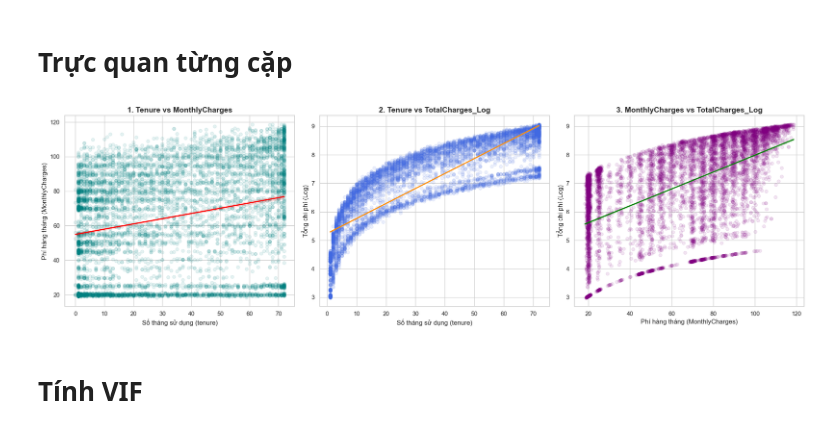
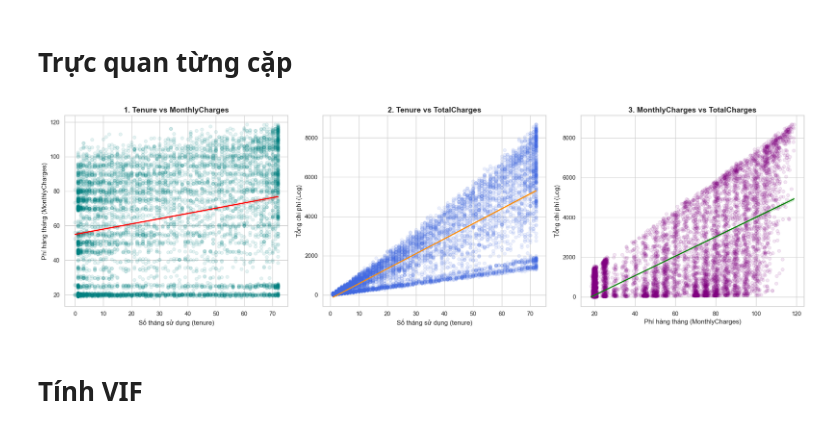
Before and after one commit to lamphat344961-alt/DA_mon_mhtk, a Jupyter notebook: project_1/shoot1.ipynb, the cells around one changed output. Saved outputs shown, nothing was run; the diff lists cells and outputs as text; code cells hidden in the pictures.

```diff
--- a/project_1/shoot1.ipynb
+++ b/project_1/shoot1.ipynb
@@ -325,40 +325,40 @@ sns.set_theme(style="whitegrid")
 fig, axes = plt.subplots(1, 3, figsize=(20, 6))
 
 # =======================================================
 # Ô số 1: Số tháng (tenure) vs Phí hàng tháng (MonthlyCharges)
 # =======================================================
 sns.regplot(data=df, x='tenure', y='MonthlyCharges', ax=axes[0],
             scatter_kws={'alpha': 0.1, 'color': 'teal'},
             line_kws={'color': 'red', 'linewidth': 2})
 axes[0].set_title('1. Tenure vs MonthlyCharges', fontsize=14, fontweight='bold')
 axes[0].set_xlabel('Số tháng sử dụng (tenure)')
 axes[0].set_ylabel('Phí hàng tháng (MonthlyCharges)')
 
 # =======================================================
-# Ô số 2: Số tháng (tenure) vs Tổng chi phí Log (TotalCharges_Log)
+# Ô số 2: Số tháng (tenure) vs Tổng chi phí (TotalCharges)
 # =======================================================
-sns.regplot(data=df, x='tenure', y='TotalCharges_Log', ax=axes[1],
+sns.regplot(data=df, x='tenure', y='TotalCharges', ax=axes[1],
             scatter_kws={'alpha': 0.1, 'color': 'royalblue'},
             line_kws={'color': 'darkorange', 'linewidth': 2})
-axes[1].set_title('2. Tenure vs TotalCharges_Log', fontsize=14, fontweight='bold')
+axes[1].set_title('2. Tenure vs TotalCharges', fontsize=14, fontweight='bold')
 axes[1].set_xlabel('Số tháng sử dụng (tenure)')
 axes[1].set_ylabel('Tổng chi phí (Log)')
 
 # =======================================================
-# Ô số 3: Phí hàng tháng (MonthlyCharges) vs Tổng chi phí Log (TotalCharges_Log)
+# Ô số 3: Phí hàng tháng (MonthlyCharges) vs Tổng chi phí  (TotalCharges)
 # =======================================================
-sns.regplot(data=df, x='MonthlyCharges', y='TotalCharges_Log', ax=axes[2],
+sns.regplot(data=df, x='MonthlyCharges', y='TotalCharges', ax=axes[2],
             scatter_kws={'alpha': 0.1, 'color': 'purple'},
             line_kws={'color': 'green', 'linewidth': 2})
-axes[2].set_title('3. MonthlyCharges vs TotalCharges_Log', fontsize=14, fontweight='bold')
+axes[2].set_title('3. MonthlyCharges vs TotalCharges', fontsize=14, fontweight='bold')
 axes[2].set_xlabel('Phí hàng tháng (MonthlyCharges)')
 axes[2].set_ylabel('Tổng chi phí (Log)')
 
 # Căn chỉnh tự động để chữ không bị đè lên nhau
 plt.tight_layout()
 plt.show()
 # %% [output]
-[figure, old version]
+[figure, new version]
 # %% [markdown]
 # Tính VIF
 # %%
```
Also changed, not shown: parts of 5 cells of this notebook.
